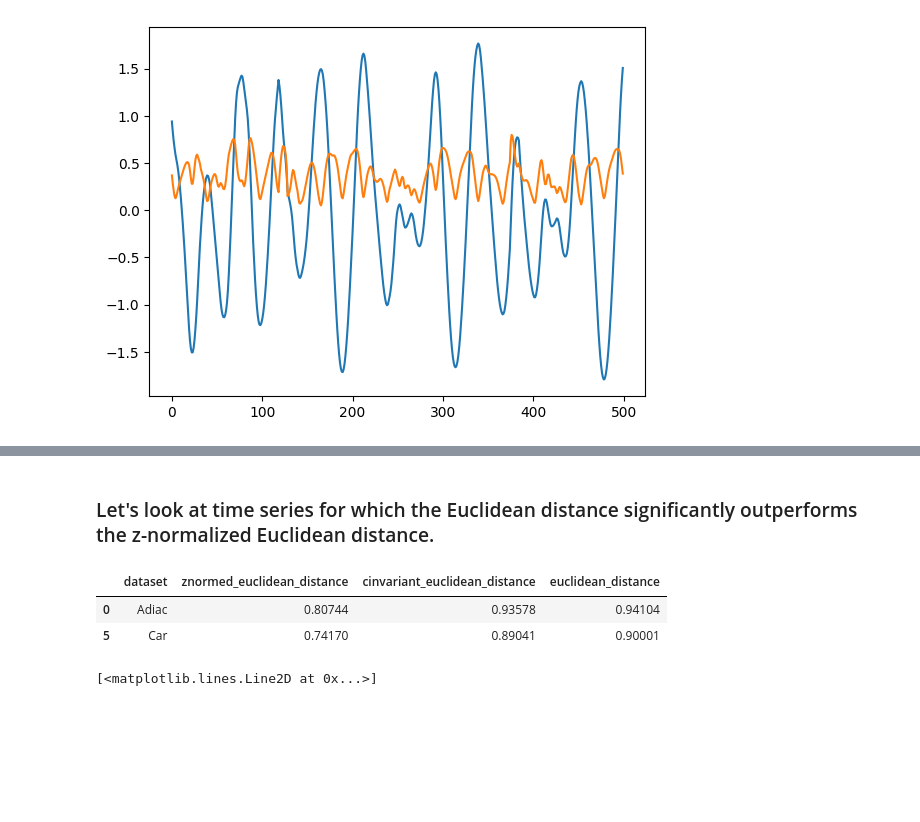
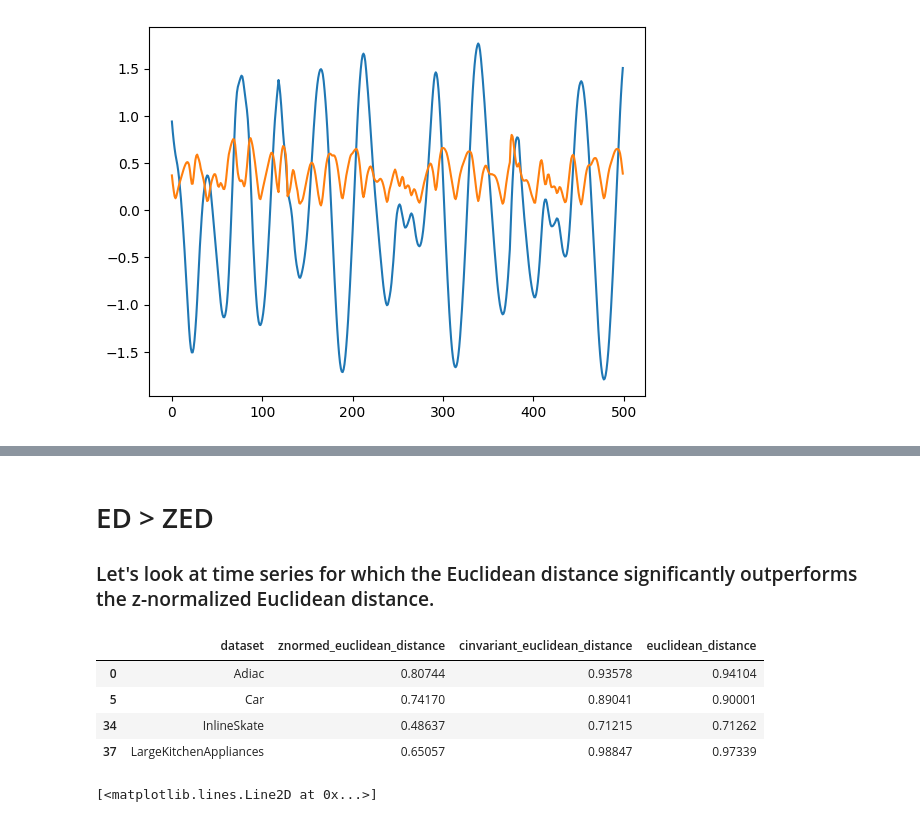
Before and after one commit to JaasperK/oracle, a Jupyter notebook: notebooks/oracle.ipynb, the cells around one changed output, grey strips where cells are left out. Cells and saved outputs as stored; diff of their text form; code cells hidden in the pictures; blank space fills up the shorter version.

```diff
--- a/notebooks/oracle.ipynb
+++ b/notebooks/oracle.ipynb
@@ -225,11 +242,14 @@ plt.plot(birdchicken_sigma[:view_len])  # in orange
 # %% [markdown]
+# ED > ZED
 ### Let's look at time series for which the Euclidean distance significantly outperforms the z-normalized Euclidean distance.
 # %%
-dataset_scores.loc[[0, 5]]
+dataset_scores.loc[[0, 5, 34, 37]]
 # %% [output]
 |  | dataset | znormed_euclidean_distance | cinvariant_euclidean_distance | euclidean_distance |
 | 0 | Adiac | 0.80744 | 0.93578 | 0.94104 |
 | 5 | Car | 0.74170 | 0.89041 | 0.90001 |
+| 34 | InlineSkate | 0.48637 | 0.71215 | 0.71262 |
+| 37 | LargeKitchenAppliances | 0.65057 | 0.98847 | 0.97339 |
 # %%
 adiac_ts = time_series("Adiac")
 plt.plot(adiac_ts)
```
Also changed, not shown: parts of 12 cells of this notebook.
